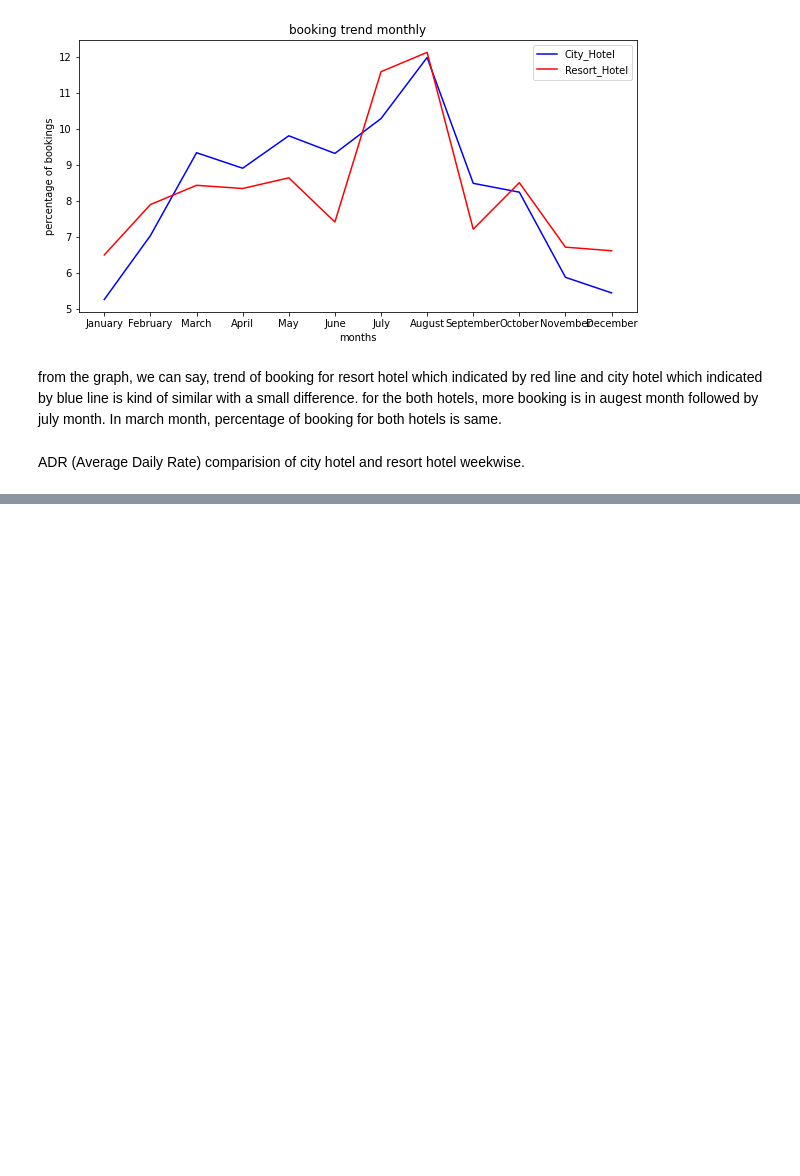
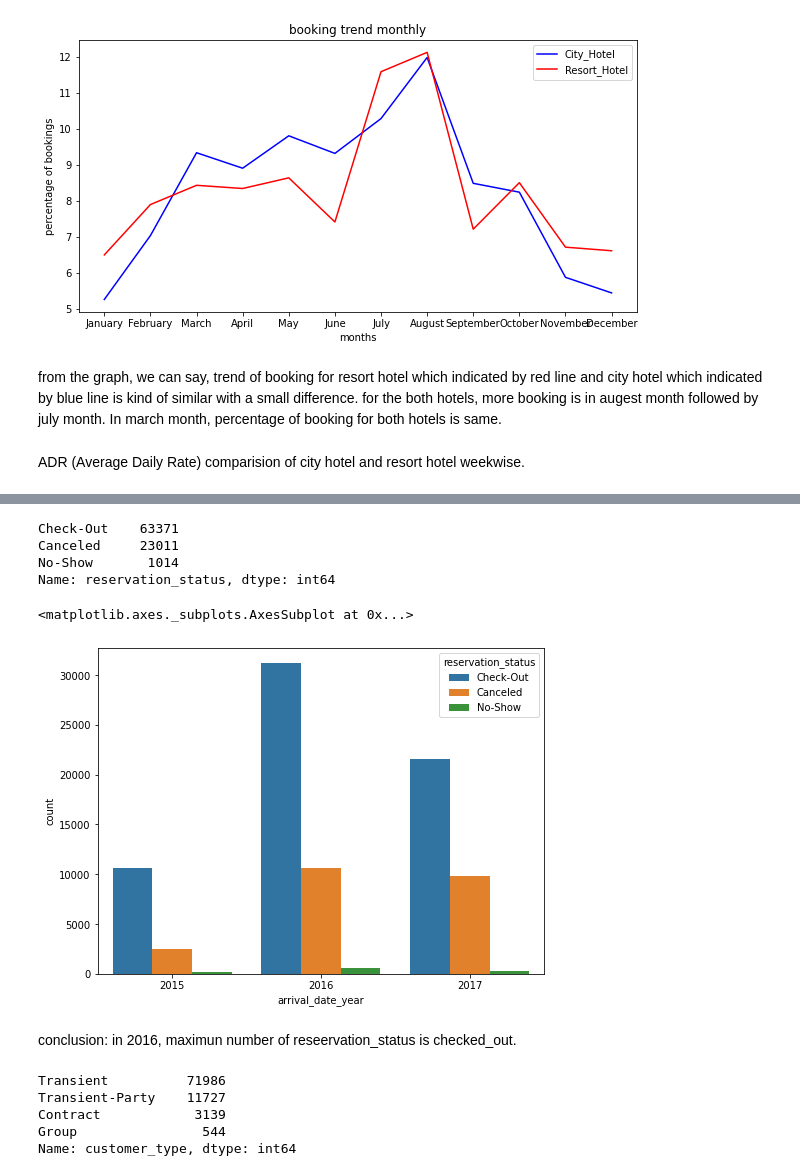
Before and after one commit to wankhede10swapnil/Hotel_Bookings_Analysis, a Jupyter notebook: Swapnil_Copy_of_Hotel_Booking_Analysis_Capstone_Project.ipynb, the cells around one changed output, grey strips where cells are left out. Saved outputs shown, nothing was run; the diff lists cells and outputs as text; code cells hidden in the pictures; blank space fills up the shorter version.

```diff
--- a/Swapnil_Copy_of_Hotel_Booking_Analysis_Capstone_Project.ipynb
+++ b/Swapnil_Copy_of_Hotel_Booking_Analysis_Capstone_Project.ipynb
@@ -448,0 +475,24 @@ ADR (Average Daily Rate) comparision of city hotel and resort hotel weekwise.
+# %%
+hotel_data['reservation_status'].value_counts()
+# %% [output]
+Check-Out    63371
+Canceled     23011
+No-Show       1014
+Name: reservation_status, dtype: int64
+# %%
+fig = plt.gcf()
+fig.set_size_inches(8, 6)
+sns.countplot(x='arrival_date_year',data=hotel_data, hue= 'reservation_status')
+# %% [output]
+<matplotlib.axes._subplots.AxesSubplot at 0x...>
+[figure, added]
+# %% [markdown]
+conclusion: in 2016, maximun number of reseervation_status is checked_out.
+# %%
+hotel_data['customer_type'].value_counts()
+# %% [output]
+Transient          71986
+Transient-Party    11727
+Contract            3139
+Group                544
+Name: customer_type, dtype: int64
```
Also changed, not shown: parts of 5 cells of this notebook.
